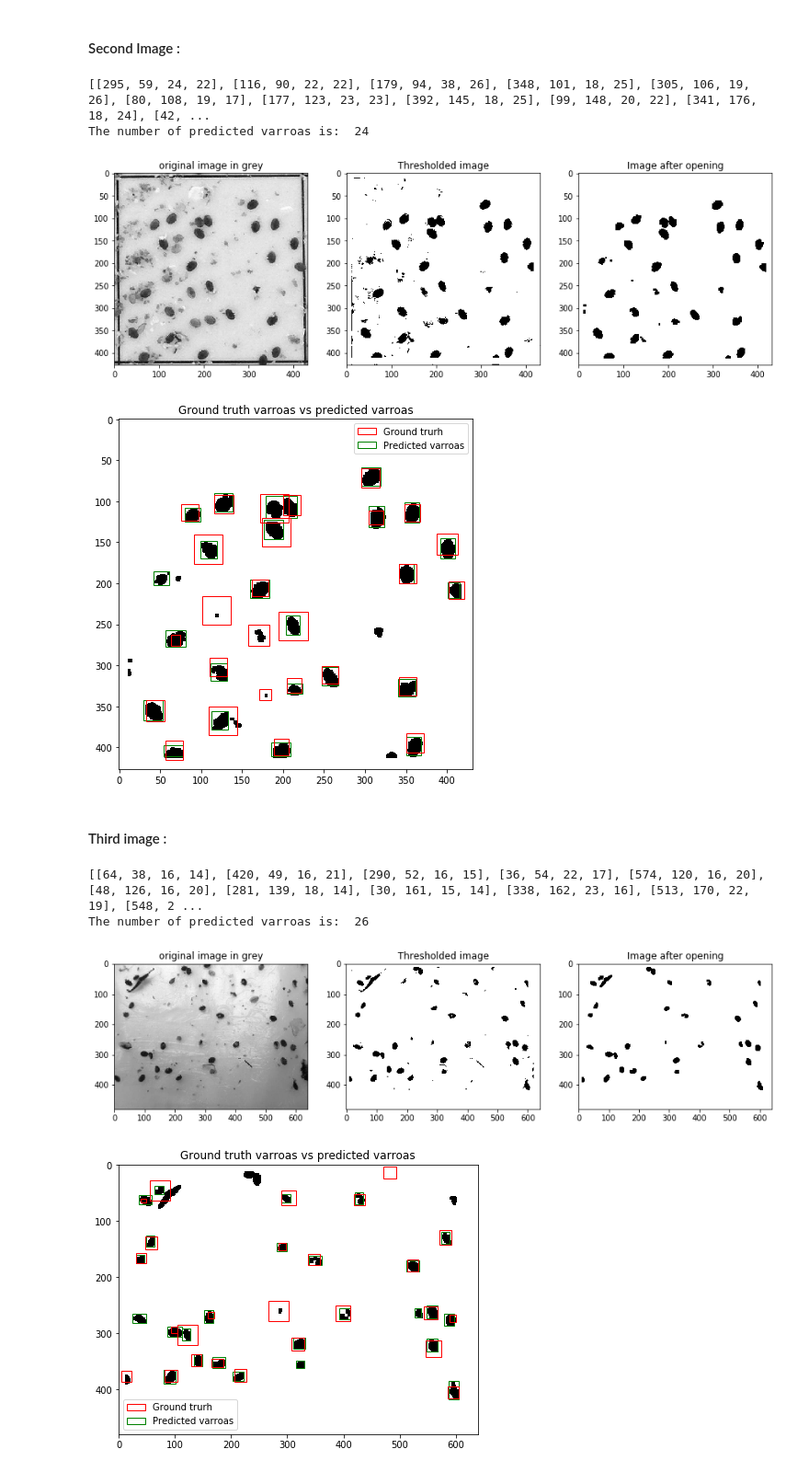
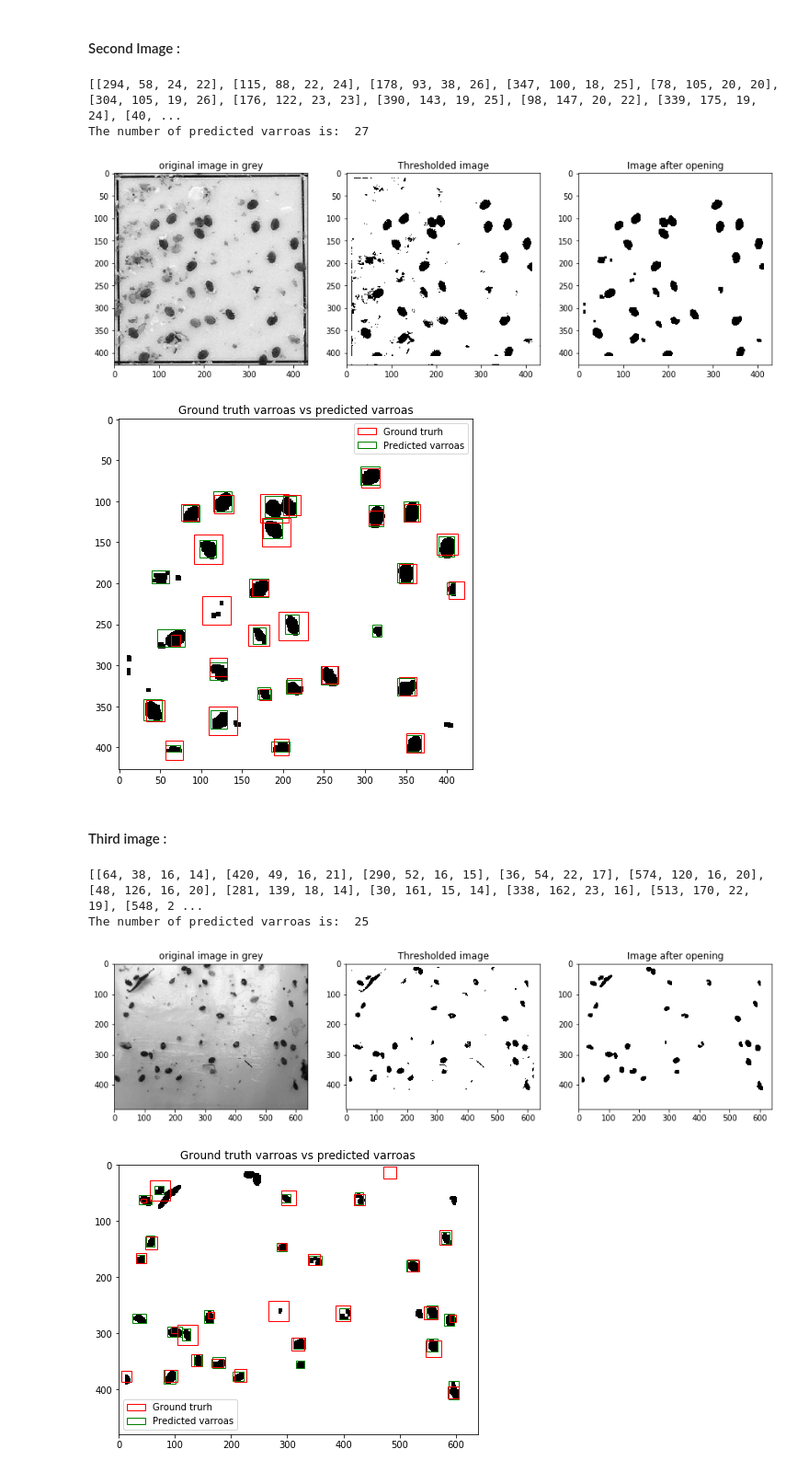
Before and after one commit to mfendri2/ImageAnalysisEPFL, a Jupyter notebook: Lab1_Image_seg/lab_01_segmentation.ipynb, the cells around one changed output. Shown at 92% size. Drawn from its saved outputs; the diff is of its cells as text; code cells hidden in the pictures.

```diff
--- a/Lab1_Image_seg/lab_01_segmentation.ipynb
+++ b/Lab1_Image_seg/lab_01_segmentation.ipynb
@@ -528,24 +528,24 @@ plot_predictedVsGround(im_1,ground_truth_1,varroa_box_1)
 #### Second Image :
 # %%
 image_file='../data/lab-01-data/varroa-02.jpg'
-kernelSize=4
+kernelSize=5
 kernel = np.ones((kernelSize,kernelSize))
-im_2=image_tranform(image_file,120,kernel,"CLOSE","ON")
-(contours_list_2,contour_area_2)=find_countours_with_threshold(im_2,130)
+im_2=image_tranform(image_file,135,kernel,"CLOSE","ON")
+(contours_list_2,contour_area_2)=find_countours_with_threshold(im_2,120)
 varroa_box_2=predicted_varroa(contours_list_2)
 print(varroa_box_2)
 print("The number of predicted varroas is: ",len(varroa_box_2))
 ground_truth_2=[]
 for i in range(len(annotations_xmls[1])):
     ground_truth_2.append(annotations_xmls[1][i]['bbox'])
 # %% [output]
-[[295, 59, 24, 22], [116, 90, 22, 22], [179, 94, 38, 26], [348, 101, 18, 25], [305, 106, 19, 26], [80, 108, 19, 17], [177, 123, 23, 23], [392, 145, 18, 25], [99, 148, 20, 22], [341, 176, 18, 24], [42, ...
-The number of predicted varroas is:  24
+[[294, 58, 24, 22], [115, 88, 22, 24], [178, 93, 38, 26], [347, 100, 18, 25], [78, 105, 20, 20], [304, 105, 19, 26], [176, 122, 23, 23], [390, 143, 19, 25], [98, 147, 20, 22], [339, 175, 19, 24], [40, ...
+The number of predicted varroas is:  27
-[figure, old version]
+[figure, new version]
 # %%
 plot_predictedVsGround(im_2,ground_truth_2,varroa_box_2)
 # %% [output]
-[figure, old version]
+[figure, new version]
 # %% [markdown]
 #### Third image :
 # %%
@@ -553,7 +553,7 @@ image_file='../data/lab-01-data/varroa-03.jpg'
 kernelSize=6
 kernel = np.ones((kernelSize,kernelSize))
 im_3=image_tranform(image_file,80,kernel,"CLOSE","ON")
-(contours_list_3,contour_area_3)=find_countours_with_threshold(im_3,160,500)
+(contours_list_3,contour_area_3)=find_countours_with_threshold(im_3,178,500)
 varroa_box_3=predicted_varroa(contours_list_3)
 print(varroa_box_3)
 print("The number of predicted varroas is: ",len(varroa_box_3))
@@ -562,7 +562,7 @@ for i in range(len(annotations_xmls[2])):
     ground_truth_3.append(annotations_xmls[2][i]['bbox'])
 # %% [output]
 [[64, 38, 16, 14], [420, 49, 16, 21], [290, 52, 16, 15], [36, 54, 22, 17], [574, 120, 16, 20], [48, 126, 16, 20], [281, 139, 18, 14], [30, 161, 15, 14], [338, 162, 23, 16], [513, 170, 22, 19], [548, 2 ...
-The number of predicted varroas is:  26
+The number of predicted varroas is:  25
 [figure]
 # %%
 plot_predictedVsGround(im_3,ground_truth_3,varroa_box_3)
```
Also changed, not shown: parts of 5 cells of this notebook.
